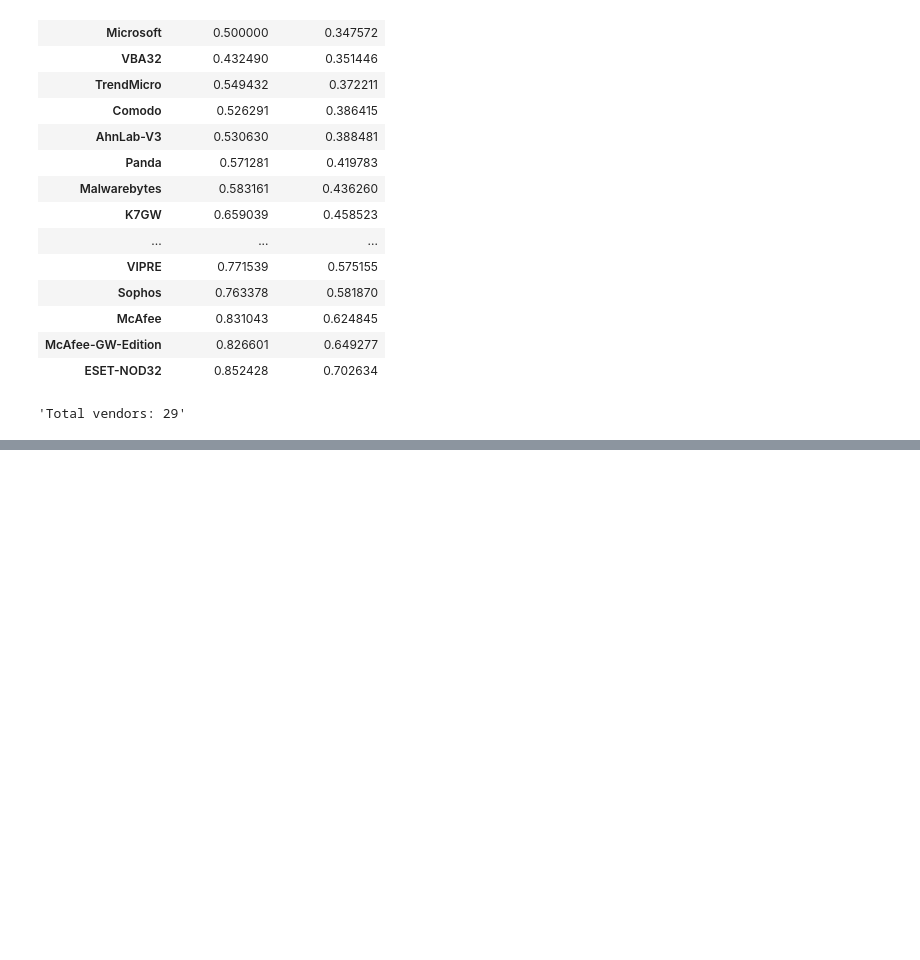
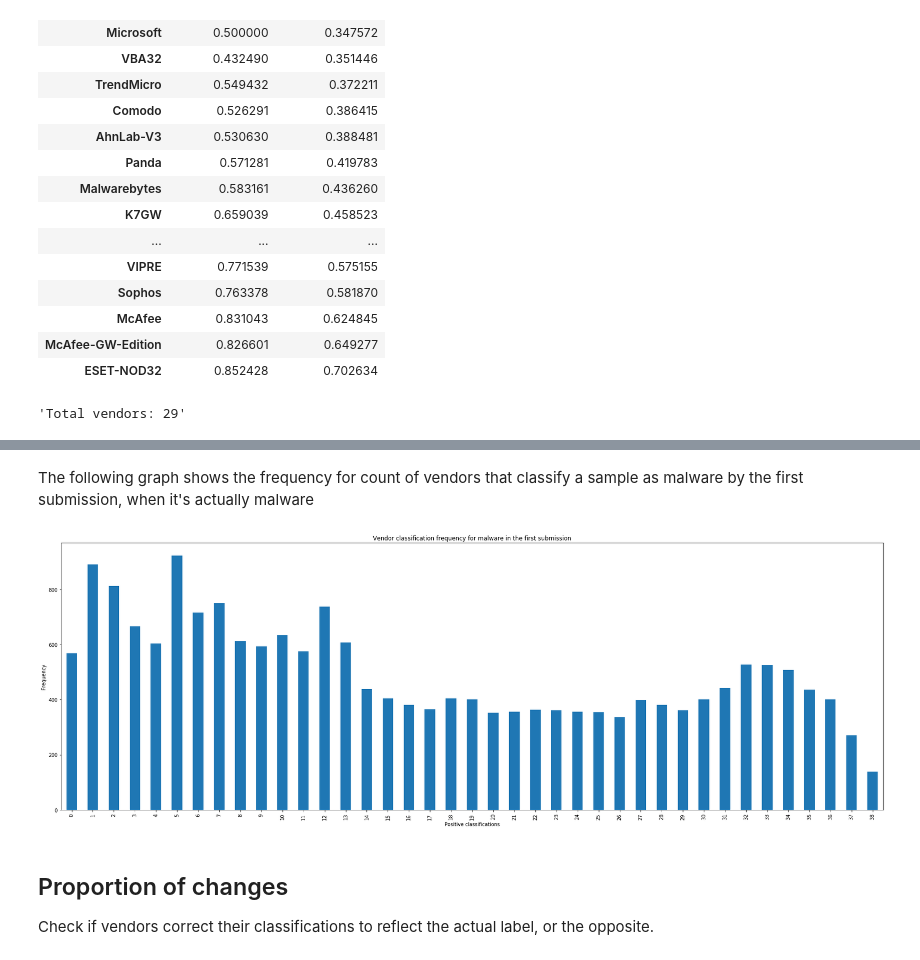
Before and after one commit to joaogodinho/thesis, a Jupyter notebook: final_notebooks/Data Labeling.ipynb, the cells around one changed output, grey strips where cells are left out. Cells and saved outputs as stored; diff of their text form; code cells hidden in the pictures; blank space fills up the shorter version.

```diff
--- a/final_notebooks/Data Labeling.ipynb
+++ b/final_notebooks/Data Labeling.ipynb
@@ -218,0 +271,16 @@ display('Total vendors: {}'.format(len(first_last_detections[(first_last_detecti
+# %%
+malware_vendor_frequency = malware_first.count(axis=1).value_counts().sort_index()
+# %% [markdown]
+The following graph shows the frequency for count of vendors that classify a sample as malware by the first submission, when it's actually malware
+# %%
+ax = malware_vendor_frequency.plot.bar(figsize=((30, 10)),
+                                  title='Vendor classification frequency for malware in the first submission')
+ax.set_xlabel('Positive classifications')
+ax.set_ylabel('Frequency')
+plt.show()
+# %% [output]
+[figure, added]
+# %% [markdown]
+## Proportion of changes
+
+Check if vendors correct their classifications to reflect the actual label, or the opposite.
```
Also changed, not shown: parts of 18 cells of this notebook.
